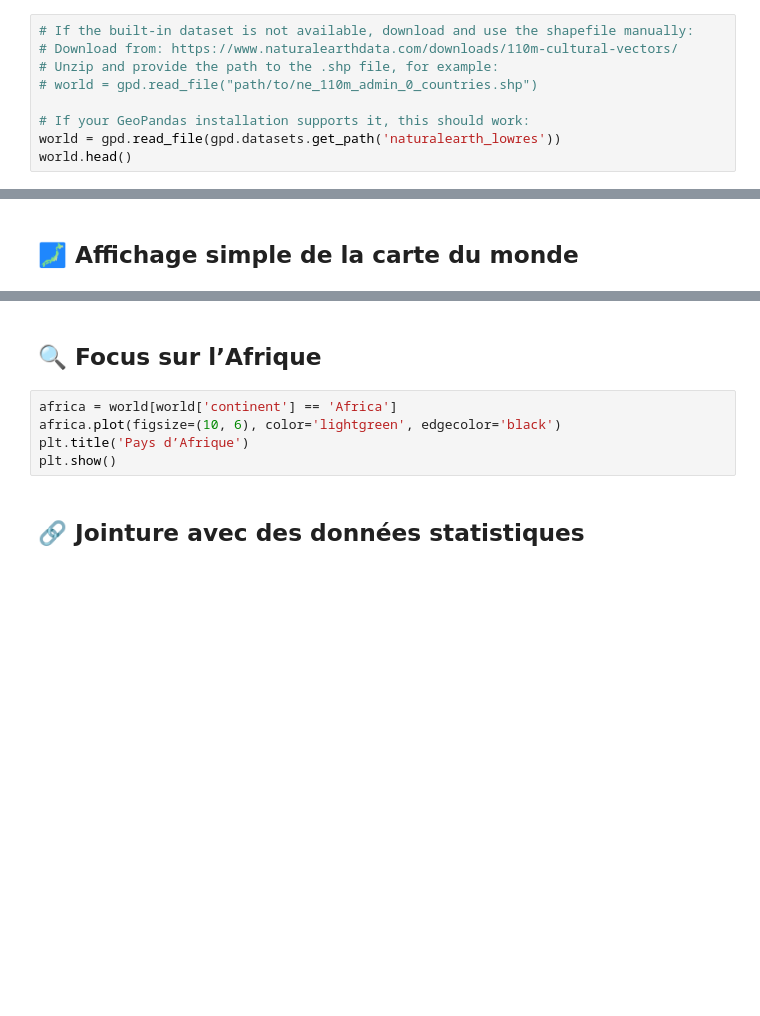
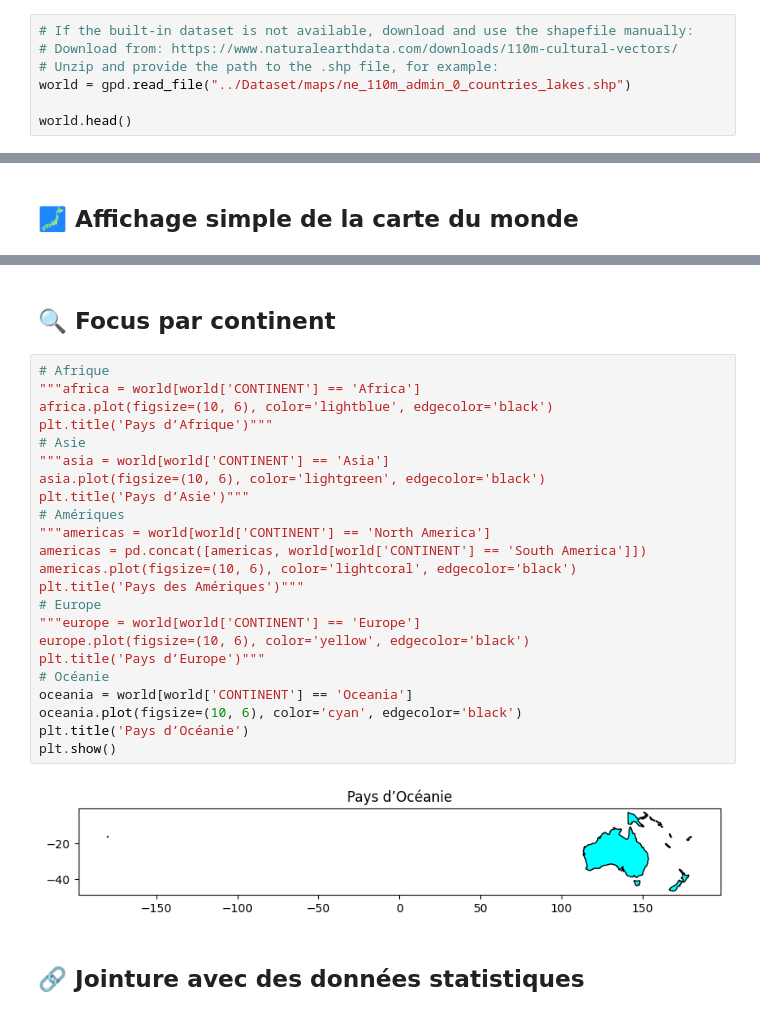
Before and after one commit to DestinBir/Python_Course_For_DataScientist, a Jupyter notebook: Semaine_6/jour11_geopandas_donnees_spatiales.ipynb, the cells around one changed output, grey strips where cells are left out. Saved outputs shown, nothing was run; the diff lists cells and outputs as text; blank space fills up the shorter version.

Commit message:
finish with visualization per continent

```diff
--- a/Semaine_6/jour11_geopandas_donnees_spatiales.ipynb
+++ b/Semaine_6/jour11_geopandas_donnees_spatiales.ipynb
@@ -18,9 +18,7 @@ import pandas as pd
 # If the built-in dataset is not available, download and use the shapefile manually:
 # Download from: https://www.naturalearthdata.com/downloads/110m-cultural-vectors/
 # Unzip and provide the path to the .shp file, for example:
-# world = gpd.read_file("path/to/ne_110m_admin_0_countries.shp")
+world = gpd.read_file("../Dataset/maps/ne_110m_admin_0_countries_lakes.shp")
 
-# If your GeoPandas installation supports it, this should work:
-world = gpd.read_file(gpd.datasets.get_path('naturalearth_lowres'))
 world.head()
 # %% [output]
@@ -34,10 +40,30 @@ plt.show()
 # %% [markdown]
-## 🔍 Focus sur l’Afrique
+## 🔍 Focus par continent
 # %%
-africa = world[world['continent'] == 'Africa']
-africa.plot(figsize=(10, 6), color='lightgreen', edgecolor='black')
-plt.title('Pays d’Afrique')
+# Afrique
+"""africa = world[world['CONTINENT'] == 'Africa']
+africa.plot(figsize=(10, 6), color='lightblue', edgecolor='black')
+plt.title('Pays d’Afrique')"""
+# Asie
+"""asia = world[world['CONTINENT'] == 'Asia']
+asia.plot(figsize=(10, 6), color='lightgreen', edgecolor='black')
+plt.title('Pays d’Asie')"""
+# Amériques
+"""americas = world[world['CONTINENT'] == 'North America']
+americas = pd.concat([americas, world[world['CONTINENT'] == 'South America']])
+americas.plot(figsize=(10, 6), color='lightcoral', edgecolor='black')
+plt.title('Pays des Amériques')"""
+# Europe
+"""europe = world[world['CONTINENT'] == 'Europe']
+europe.plot(figsize=(10, 6), color='yellow', edgecolor='black')
+plt.title('Pays d’Europe')"""
+# Océanie
+oceania = world[world['CONTINENT'] == 'Oceania']
+oceania.plot(figsize=(10, 6), color='cyan', edgecolor='black')
+plt.title('Pays d’Océanie')
 plt.show()
+# %% [output]
+[figure, added]
 # %% [markdown]
 ## 🔗 Jointure avec des données statistiques
 # %%
```
Also changed, not shown: parts of 2 cells of this notebook.
